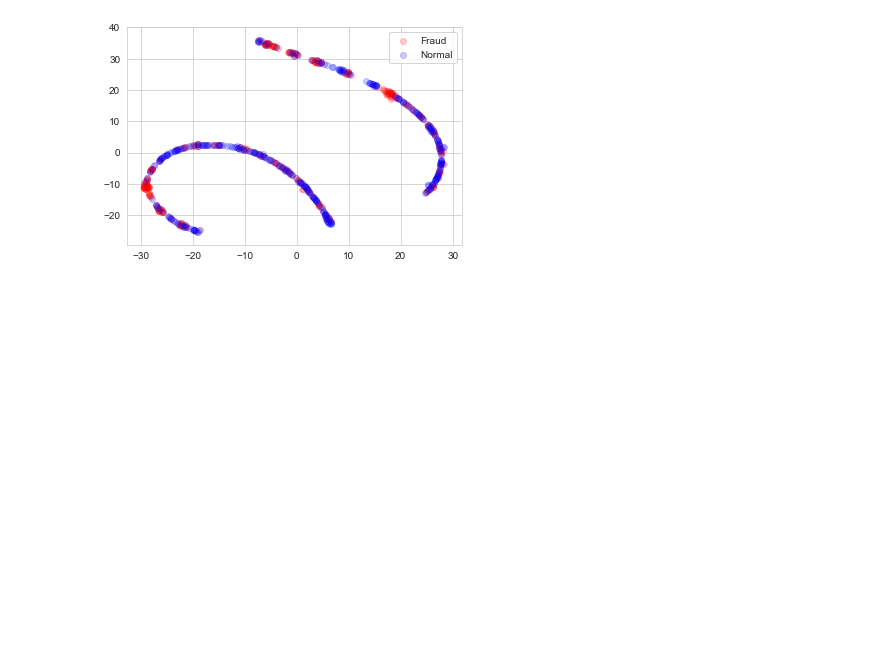
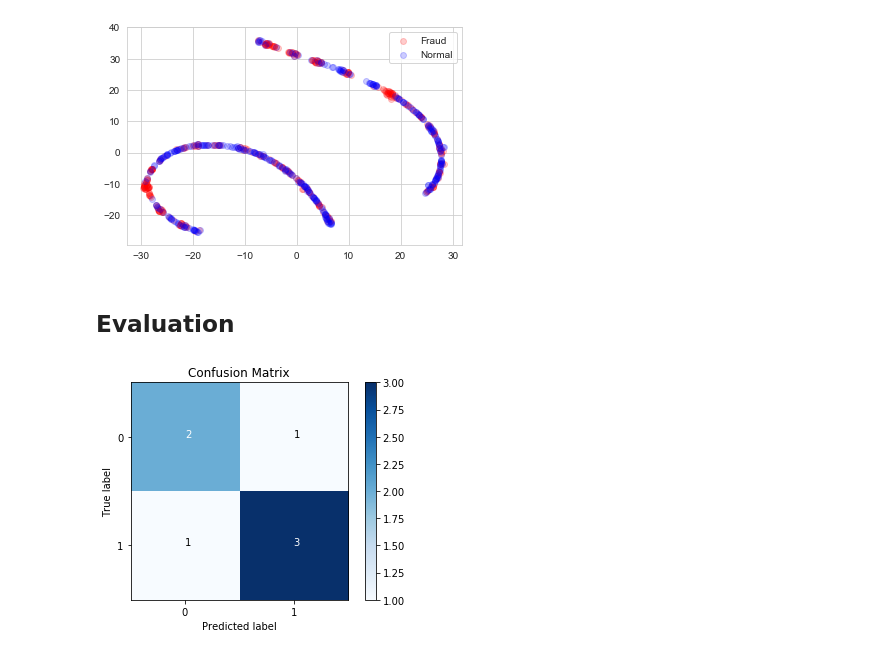
Before and after one commit to ShangyuanZ/Credit_Card_Fraud, a Jupyter notebook: Visualisation.ipynb, the cells around one changed output. Cells and saved outputs as stored; diff of their text form; code cells hidden in the pictures; blank space fills up the shorter version.

```diff
--- a/Visualization_2.ipynb
+++ b/Visualisation.ipynb
@@ -154,3 +155,27 @@ plt.legend(['Fraud', 'Normal'])
 # %% [output]
 <matplotlib.legend.Legend at 0x...>
 [figure]
+# %% [markdown]
+## Evaluation
+# %%
+# Confusion Matrix function
+def draw_confusion_matrix(y_true, y_pred):
+    M = confusion_matrix(y_true, y_pred)
+
+    plt.imshow(M, interpolation = 'nearest', cmap=plt.cm.Blues)
+    plt.colorbar()
+    plt.title('Confusion Matrix')
+    plt.xticks([0, 1], [0, 1], rotation = 0)
+    plt.yticks([0, 1], [0, 1])
+    thresh = M.max() / 2.
+    for i in range(2):
+        for j in range(2):
+            plt.text(j, i, M[i, j], color="white" if M[i, j] > thresh else "black")
+    plt.ylabel("True label")
+    plt.xlabel('Predicted label')
+# %%
+y_true = [1, 0, 1, 1, 0, 1, 0]
+y_pred = [1, 1, 1, 0, 0, 1, 0]
+draw_confusion_matrix(y_true, y_pred)
+# %% [output]
+[figure, added]
```
Also changed, not shown: parts of 2 cells of this notebook, 2 other files.
